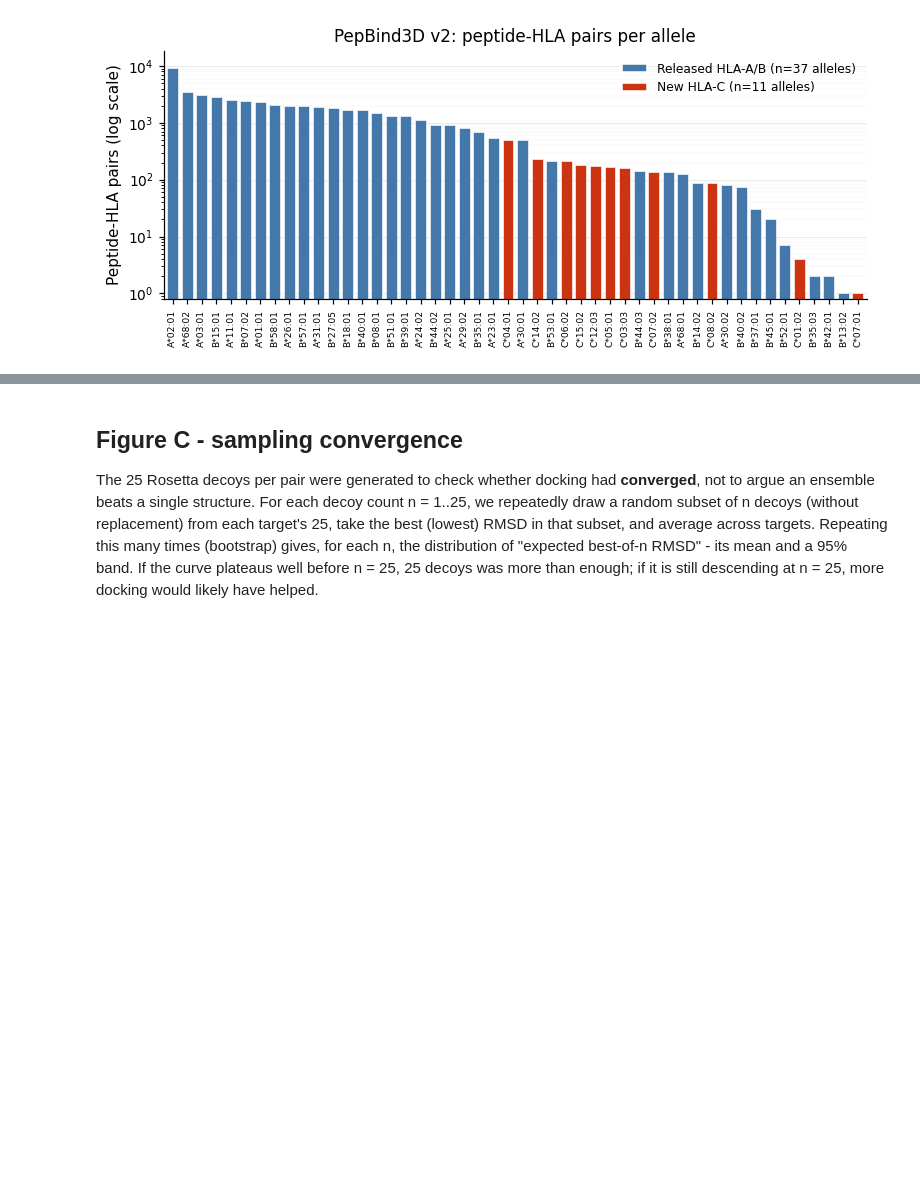
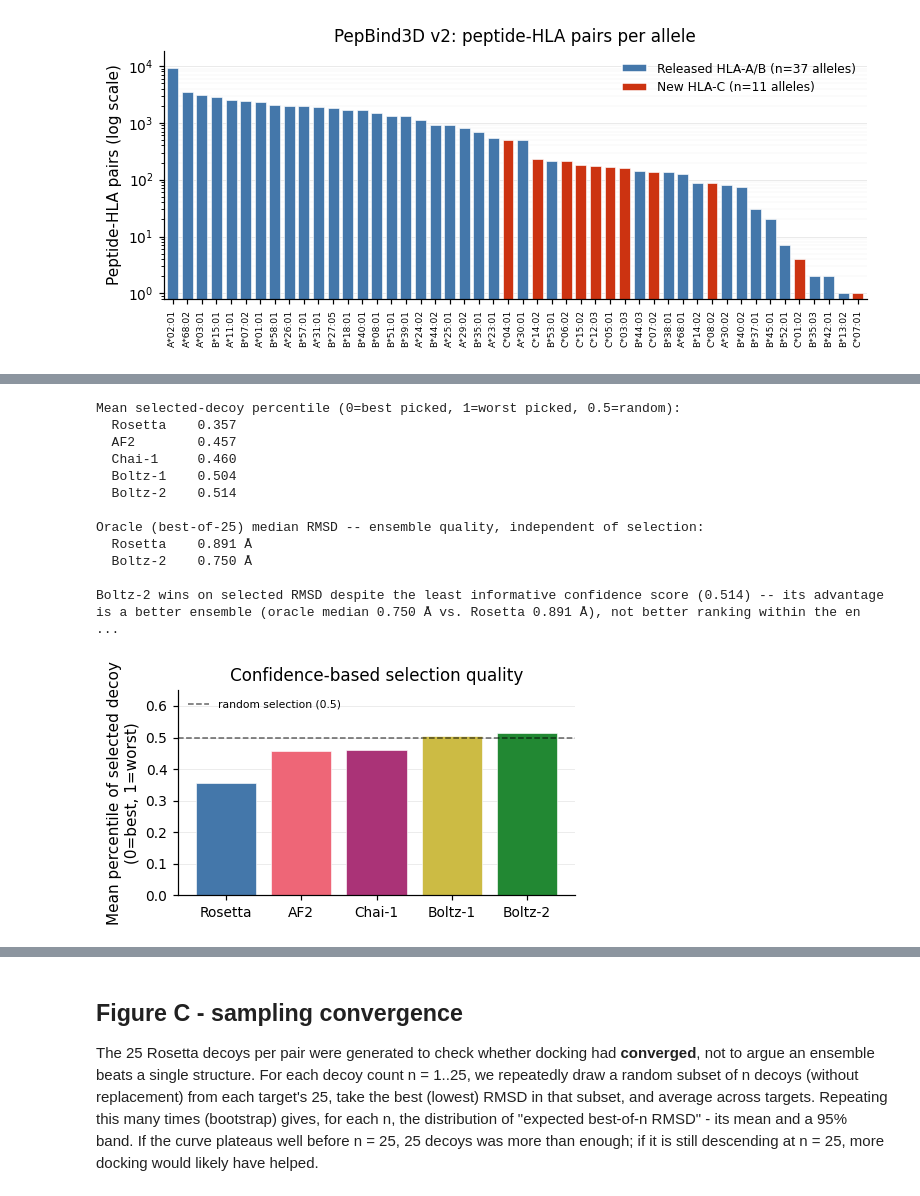
Before and after one commit to kunikohunter/PepBind3D, a Jupyter notebook: 08_revision_figures.ipynb, the cells around one changed output, grey strips where cells are left out. Saved outputs shown, nothing was run; the diff lists cells and outputs as text; code cells hidden in the pictures; blank space fills up the shorter version.

```diff
--- a/08_revision_figures.ipynb
+++ b/08_revision_figures.ipynb
@@ -293 +508,67 @@ plt.show()
+# %%
+percentile_means = {
+    m: summary_by_model[m].loc[common_ids, "percentile_of_selected"].mean()
+    for m in MODEL_SPECS
+}
+oracle_medians = {
+    m: summary_by_model[m].loc[common_ids, "oracle"].median() for m in MODEL_SPECS
+}
+
+print("Mean selected-decoy percentile (0=best picked, 1=worst picked, 0.5=random):")
+for m, v in sorted(percentile_means.items(), key=lambda kv: kv[1]):
+    print(f"  {m:10s} {v:.3f}")
+
+print()
+print("Oracle (best-of-25) median RMSD -- ensemble quality, independent of selection:")
+for m in ("Rosetta", "Boltz-2"):
+    print(f"  {m:10s} {oracle_medians[m]:.3f} \u00c5")
+
+best_selected_arm = comparison_table["mean"].idxmin()
+worst_confidence_arm = max(percentile_means, key=percentile_means.get)
+rosetta_oracle_median = oracle_medians["Rosetta"]
+best_oracle_median = oracle_medians[best_selected_arm]
+confidence_note = (
+    "the least informative confidence score"
+    if best_selected_arm == worst_confidence_arm
+    else "a middling confidence score"
+)
+print()
+print(f"{best_selected_arm} wins on selected RMSD despite {confidence_note} "
+      f"({percentile_means[best_selected_arm]:.3f}) -- its advantage is a better "
+      f"ensemble (oracle median {best_oracle_median:.3f} \u00c5 vs. "
+      f"Rosetta {rosetta_oracle_median:.3f} \u00c5), not better ranking within "
+      "the ensemble.")
+
+fig, ax = plt.subplots(figsize=(COL1_WIDTH * 1.3, 2.6))
+models_sorted = sorted(MODEL_SPECS, key=lambda m: percentile_means[m])
+vals = [percentile_means[m] for m in models_sorted]
+colors = [MODEL_COLORS[m] for m in models_sorted]
+ax.bar(models_sorted, vals, color=colors, edgecolor="white", linewidth=0.4)
+ax.axhline(0.5, color="black", linestyle="--", linewidth=1, alpha=0.6,
+           label="random selection (0.5)")
+ax.set_ylabel("Mean percentile of selected decoy\n(0=best, 1=worst)")
+ax.set_title("Confidence-based selection quality")
+ax.set_ylim(0, 0.65)
+ax.legend(frameon=False, fontsize=7, loc="upper left")
+ax.yaxis.grid(True, color=GRID_COLOR, linewidth=0.5, alpha=0.7)
+ax.set_axisbelow(True)
+ax.spines["top"].set_visible(False)
+ax.spines["right"].set_visible(False)
+fig.tight_layout()
+savefig(fig, "figureB3_selection_quality")
+plt.show()
+# %% [output]
+Mean selected-decoy percentile (0=best picked, 1=worst picked, 0.5=random):
+  Rosetta    0.357
+  AF2        0.457
+  Chai-1     0.460
+  Boltz-1    0.504
+  Boltz-2    0.514
+
+Oracle (best-of-25) median RMSD -- ensemble quality, independent of selection:
+  Rosetta    0.891 Å
+  Boltz-2    0.750 Å
+
+Boltz-2 wins on selected RMSD despite the least informative confidence score (0.514) -- its advantage is a better ensemble (oracle median 0.750 Å vs. Rosetta 0.891 Å), not better ranking within the en ...
+[figure, added]
 # %%
```
Also changed, not shown: parts of 20 cells of this notebook, 9 other files.
